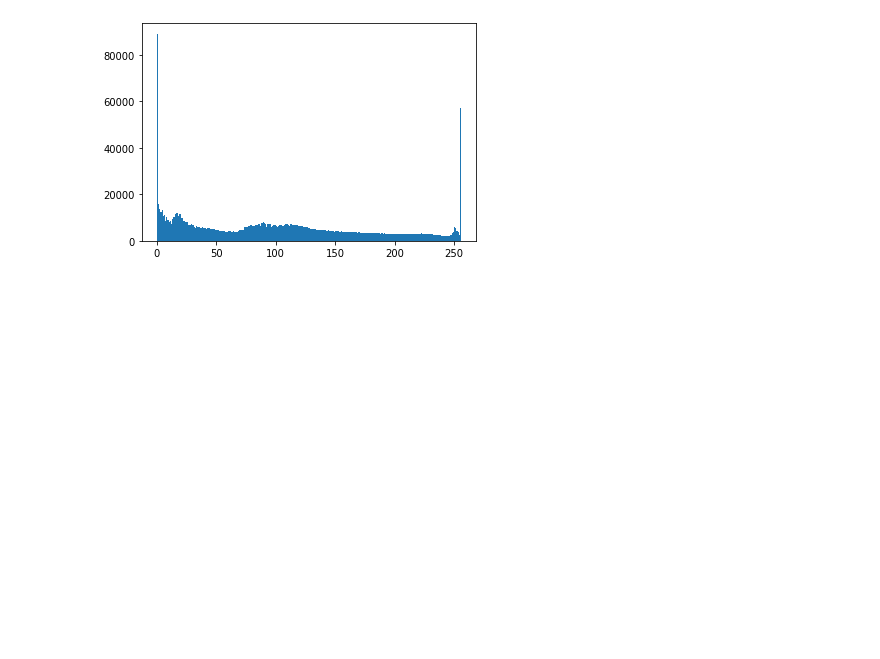
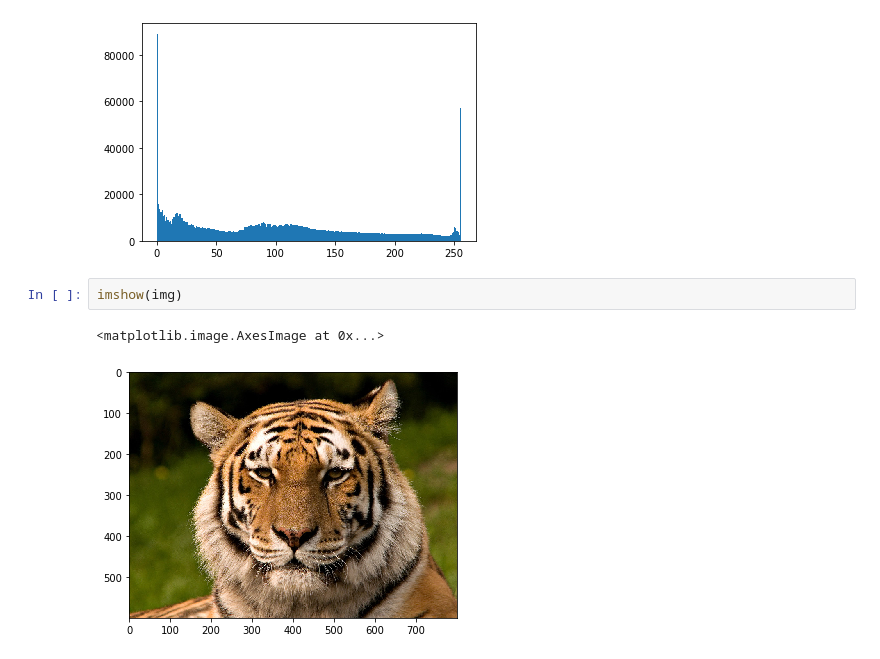
Before and after one commit to morlena106/Python-images, a Jupyter notebook: week2/contrast_of_color_image.ipynb, the cells around one changed output. Drawn from its saved outputs; the diff is of its cells as text; blank space fills up the shorter version.

```diff
--- a/week2/contrast_of_color_image.ipynb
+++ b/week2/contrast_of_color_image.ipynb
@@ -82,3 +82,8 @@ values, bin_edges, patches = hist(IMG.ravel(), bins=range(257))
 values, bin_edges, patches = hist(img_right.ravel(), bins=range(257))
 # %% [output]
 [figure]
+# %%
+imshow(img)
+# %% [output]
+<matplotlib.image.AxesImage at 0x...>
+[figure, added]
```
